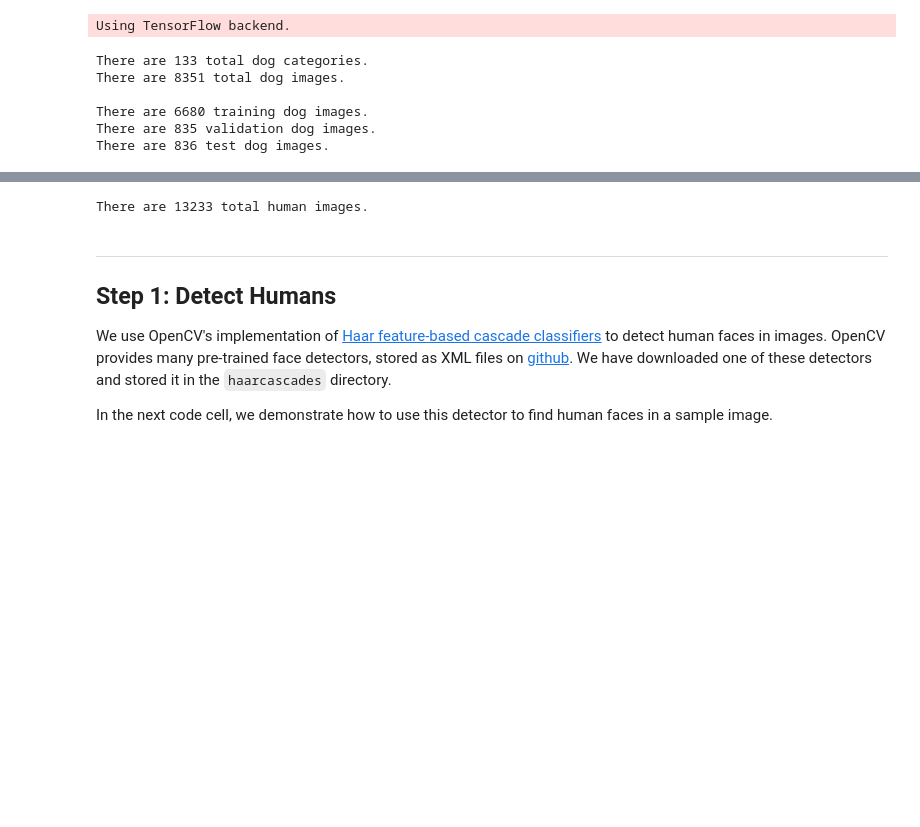
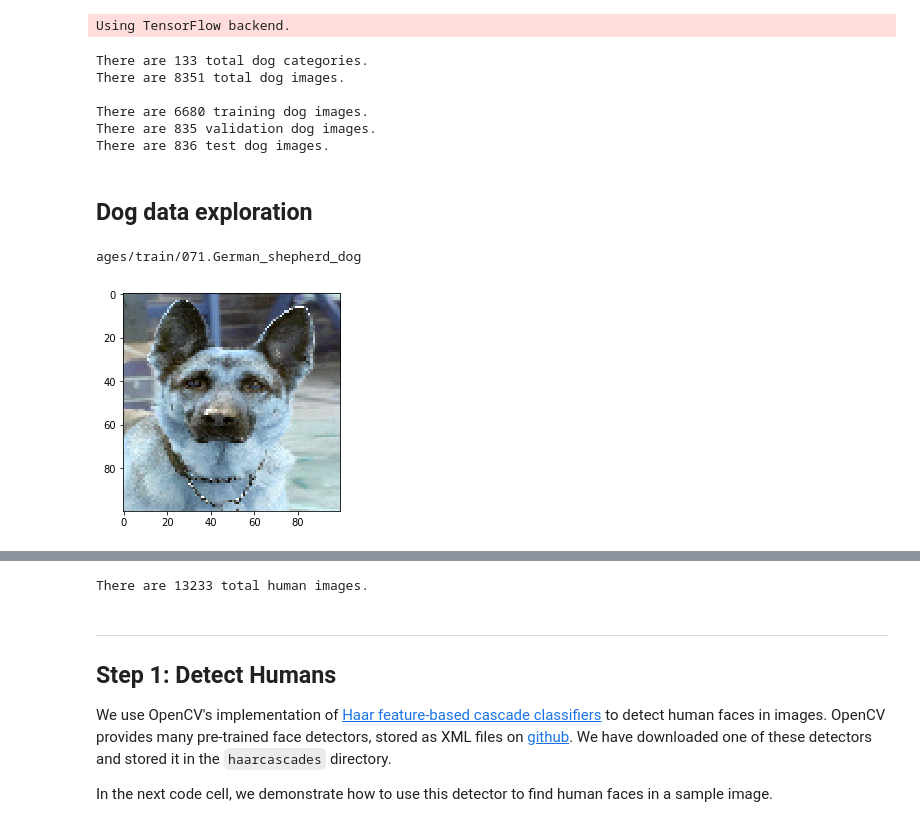
Before and after one commit to ankitpt/dog_breed_classifier, a Jupyter notebook: dog_app.ipynb, the cells around one changed output, grey strips where cells are left out. Cells and saved outputs as stored; diff of their text form; code cells hidden in the pictures; blank space fills up the shorter version.

```diff
--- a/dog_app.ipynb
+++ b/dog_app.ipynb
@@ -91,3 +91,18 @@ There are 8351 total dog images.
 There are 6680 training dog images.
 There are 835 validation dog images.
 There are 836 test dog images.
+# %% [markdown]
+## Dog data exploration
+# %%
+import cv2
+import matplotlib.pyplot as plt
+%matplotlib inline
+i=123
+img = cv2.imread(train_files[i])
+#plt.figure(figsize=(5,5))
+img = cv2.resize(img, dsize=(100,100), interpolation=cv2.INTER_CUBIC)
+plt.imshow(img)
+print(dog_names[np.where(train_targets[i]==1)[0][0]])
+# %% [output]
+ages/train/071.German_shepherd_dog
+[figure, added]
```
Also changed, not shown: parts of 14 cells of this notebook.
